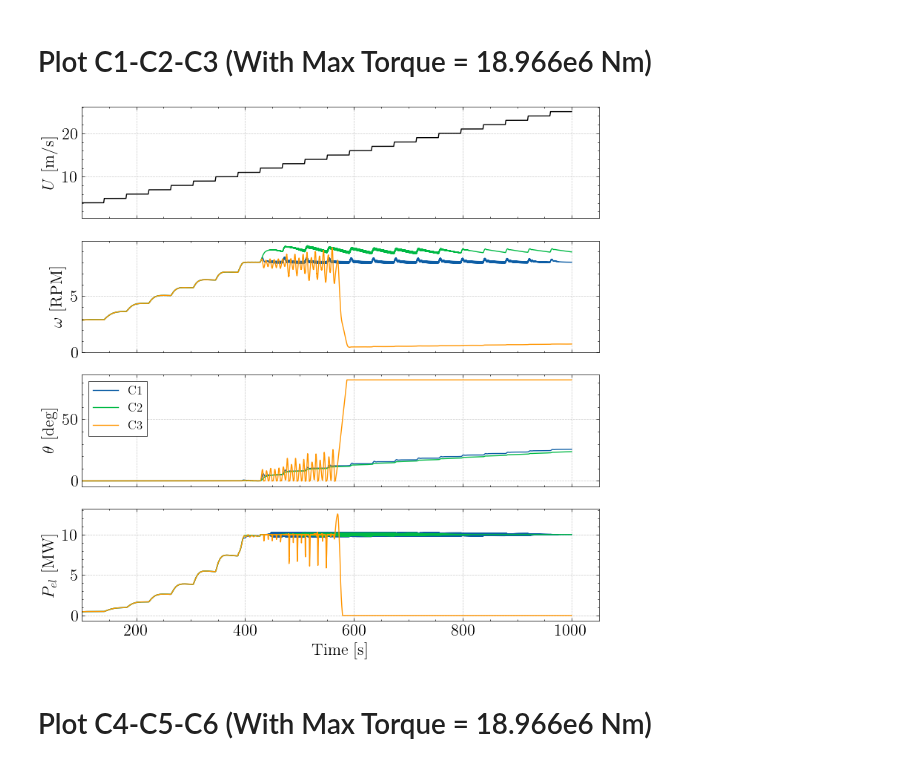
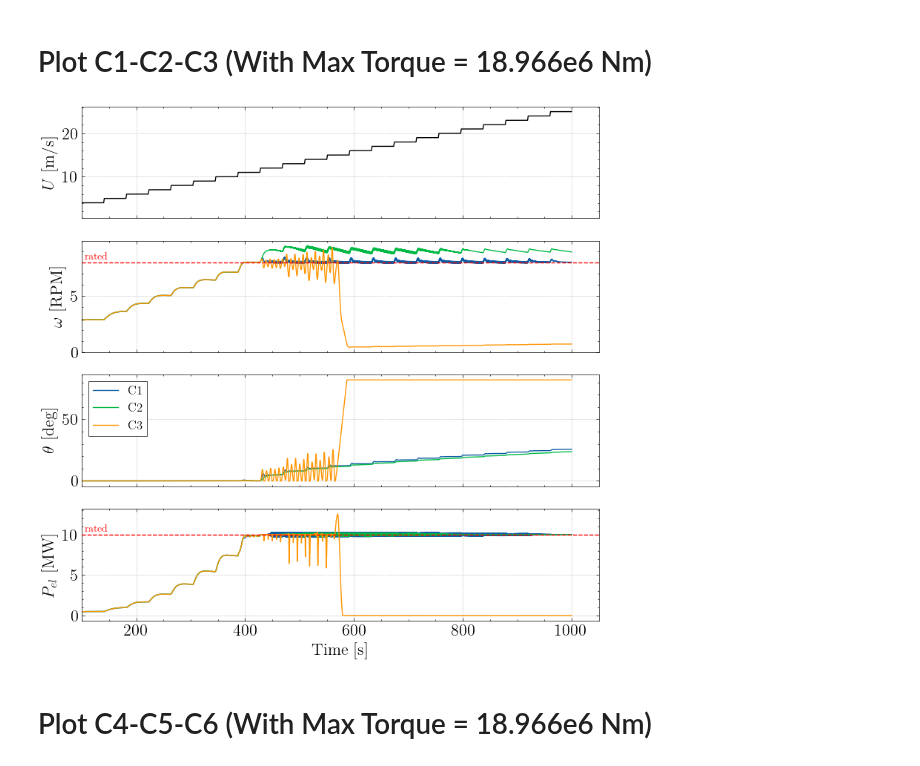
Before and after one commit to SpyrosAcheimastos/LAC, a Jupyter notebook: Assignment_3/Part_3/Code/plot_NEW.ipynb, the cells around one changed output. Saved outputs shown, nothing was run; the diff lists cells and outputs as text; code cells hidden in the pictures.

Commit message:
added_rated_lines

```diff
--- a/Assignment_3/Part_3/Code/plot_NEW.ipynb
+++ b/Assignment_3/Part_3/Code/plot_NEW.ipynb
@@ -78,34 +78,40 @@ axs[0].grid(linestyle='--', linewidth=0.5, alpha=0.7)
 # Plot Omega on the second subplot
 for omega, t in zip(omega_data, time_data):
     axs[1].plot(t, omega)
 axs[1].set_ylabel(r'$\omega$ [RPM]')
 axs[1].set_xlim(left=100)
 axs[1].grid(linestyle='--', linewidth=0.5, alpha=0.7)
+# Add horizontal line and label for Omega
+axs[1].axhline(y=8.036, color='r', linestyle='--', linewidth=1)
+axs[1].text(105, 8.036, 'rated', color='r', va='bottom', ha='left', fontsize=10)
 
 # Plot Pitch on the third subplot
 for pitch, t in zip(pitch_data, time_data):
     axs[2].plot(t, pitch)
 axs[2].set_ylabel(r'$\theta$ [deg]')
 axs[2].set_xlim(left=100)
 axs[2].grid(linestyle='--', linewidth=0.5, alpha=0.7)
 
 
 # Plot P_elec on the fourth subplot
 for pelec, t in zip(pelec_data, time_data):
     axs[3].plot(t, pelec)
 axs[3].set_ylabel(r'$P_{el}$ [MW]')
 axs[3].set_xlim(left=100)
 axs[3].grid(linestyle='--', linewidth=0.5, alpha=0.7)
+# Add horizontal line and label for P_elec
+axs[3].axhline(y=10, color='r', linestyle='--', linewidth=1)
+axs[3].text(105, 10, 'rated', color='r', va='bottom', ha='left', fontsize=10)
 
 # Legend
 legend = axs[2].legend(labels=labels, fancybox=False, edgecolor="black", fontsize=12, loc='upper left')
 legend.get_frame().set_linewidth(0.5)
 
 # Set common labels
 plt.xlabel('Time [s]')
 plt.savefig(savename, dpi=300, bbox_inches='tight')
 # %% [output]
-[figure, old version]
+[figure, new version]
 # %% [markdown]
 # Plot C4-C5-C6 (With Max Torque = 18.966e6 Nm)
 # %%
```
Also changed, not shown: parts of 1 cell of this notebook.
